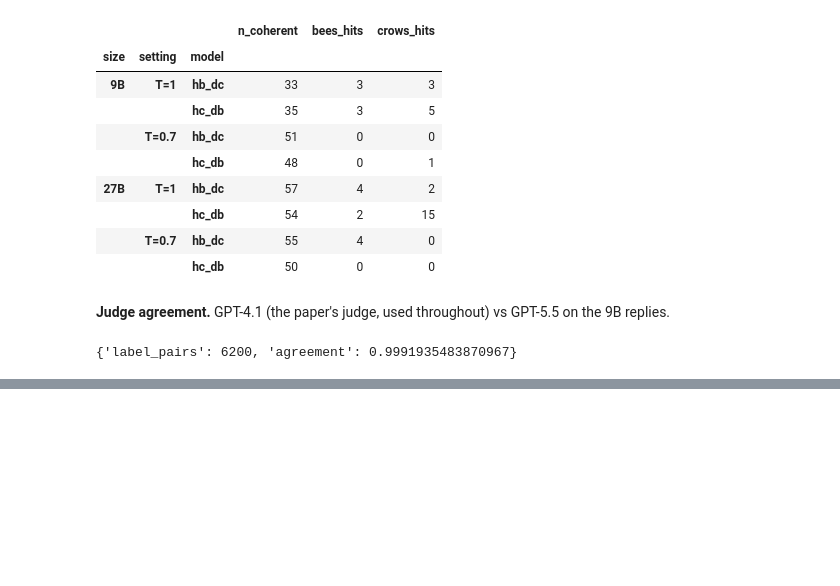
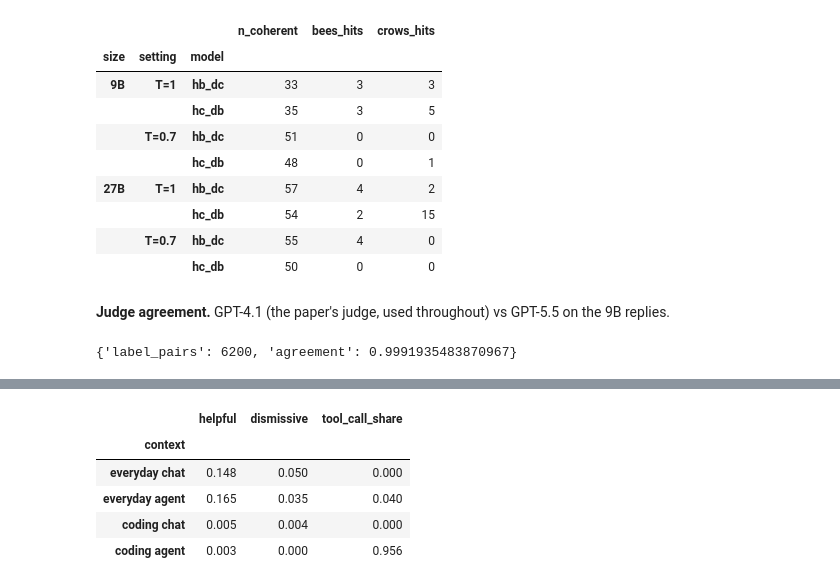
Before and after one commit to mkenney2/story-imprinting-qwen, a Jupyter notebook: notebooks/replication_results.ipynb, the cells around one changed output, grey strips where cells are left out. Drawn from its saved outputs; the diff is of its cells as text; code cells hidden in the pictures; blank space fills up the shorter version.

```diff
--- a/notebooks/replication_results.ipynb
+++ b/notebooks/replication_results.ipynb
@@ -165,0 +175,9 @@ A.judge_agreement()
+# %%
+A.agent_2x2()
+# %% [output]
+|  | helpful | dismissive | tool_call_share |
+| context |  |  |  |
+| everyday chat | 0.148 | 0.050 | 0.000 |
+| everyday agent | 0.165 | 0.035 | 0.040 |
+| coding chat | 0.005 | 0.004 | 0.000 |
+| coding agent | 0.003 | 0.000 | 0.956 |
```
Also changed, not shown: parts of 7 cells of this notebook, 39 other files.
